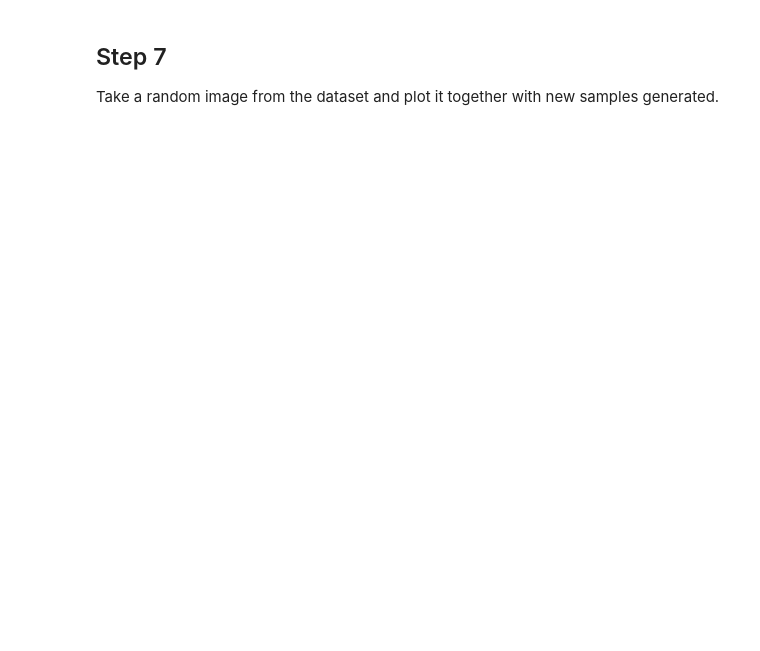
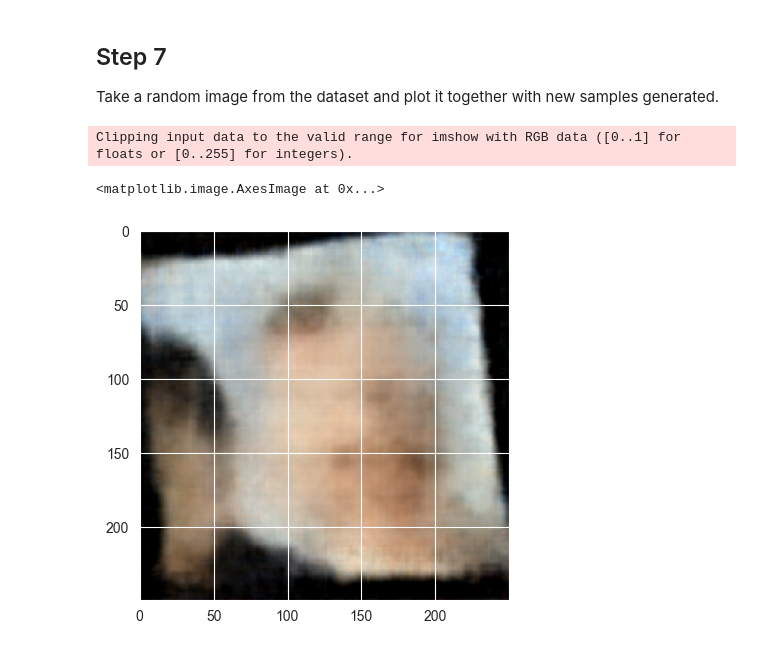
Before and after one commit to rasmusvedel/550-pattern_recognition, a Jupyter notebook: HW4/HW4.ipynb, the cells around one changed output. Saved outputs shown, nothing was run; the diff lists cells and outputs as text; code cells hidden in the pictures; blank space fills up the shorter version.

```diff
--- a/HW4/HW4.ipynb
+++ b/HW4/HW4.ipynb
@@ -133,3 +134,24 @@ loss_function = nn.MSELoss() ## I chose MSE as it is a good way of calculating t
 # %% [markdown]
 ##  Step 6
 Write a training loop and start training the model for several epochs. Report the loss value at the end of each epoch and monitor it. If your loss is not decreasing what do you have to do to troubleshoot it ?
+# %%
+EPOCHS = 8
+
+for epoch in range(EPOCHS):
+    model.train()
+    cumulated_loss = 0.0
+    cumulated_kl_loss = 0.0
+
+    for x, _ in dataloader:
+        optim.zero_grad() ##Needed to reset gradients
+
+        predicted_output = model(x)
+        loss = loss_function(predicted_output, x)
+        cumulated_loss += loss.data.item()
+
+        optim.zero_grad()
+        loss.backward()
+        optim.step()
+
+    # ===================log========================
+    print(f'epoch [{epoch}/{EPOCHS}], MSE loss:{round(cumulated_loss / len(dataloader), 4)}')
@@ -138,4 +169,18 @@ Write a training loop and start training the model for several epochs. Report th
 
 Take a random image from the dataset and plot it together with new samples generated.
 # %%
-plt.imshow()
+##Since the images are shuffled when creating the dataloader, ill take the first image from the dataset and plot it
+random_image = None
+
+for x,_ in dataloader:
+    random_image = x
+    break
+
+predicted_image = model.forward(random_image)
+
+image = predicted_image[0].permute(1, 2, 0)
+plt.imshow(image.detach().numpy())
+# %% [output]
+Clipping input data to the valid range for imshow with RGB data ([0..1] for floats or [0..255] for integers).
+<matplotlib.image.AxesImage at 0x...>
+[figure, added]
```
Also changed, not shown: parts of 5 cells of this notebook.
